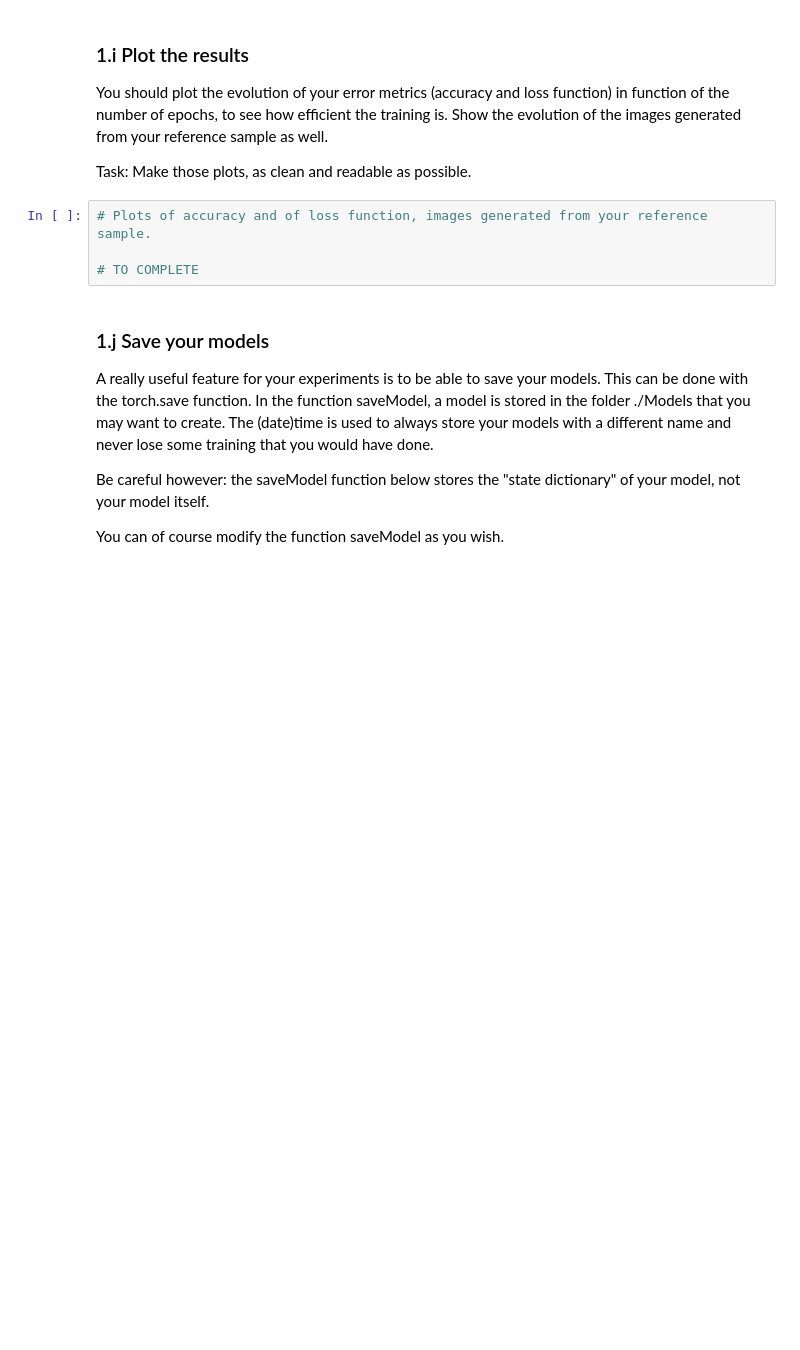
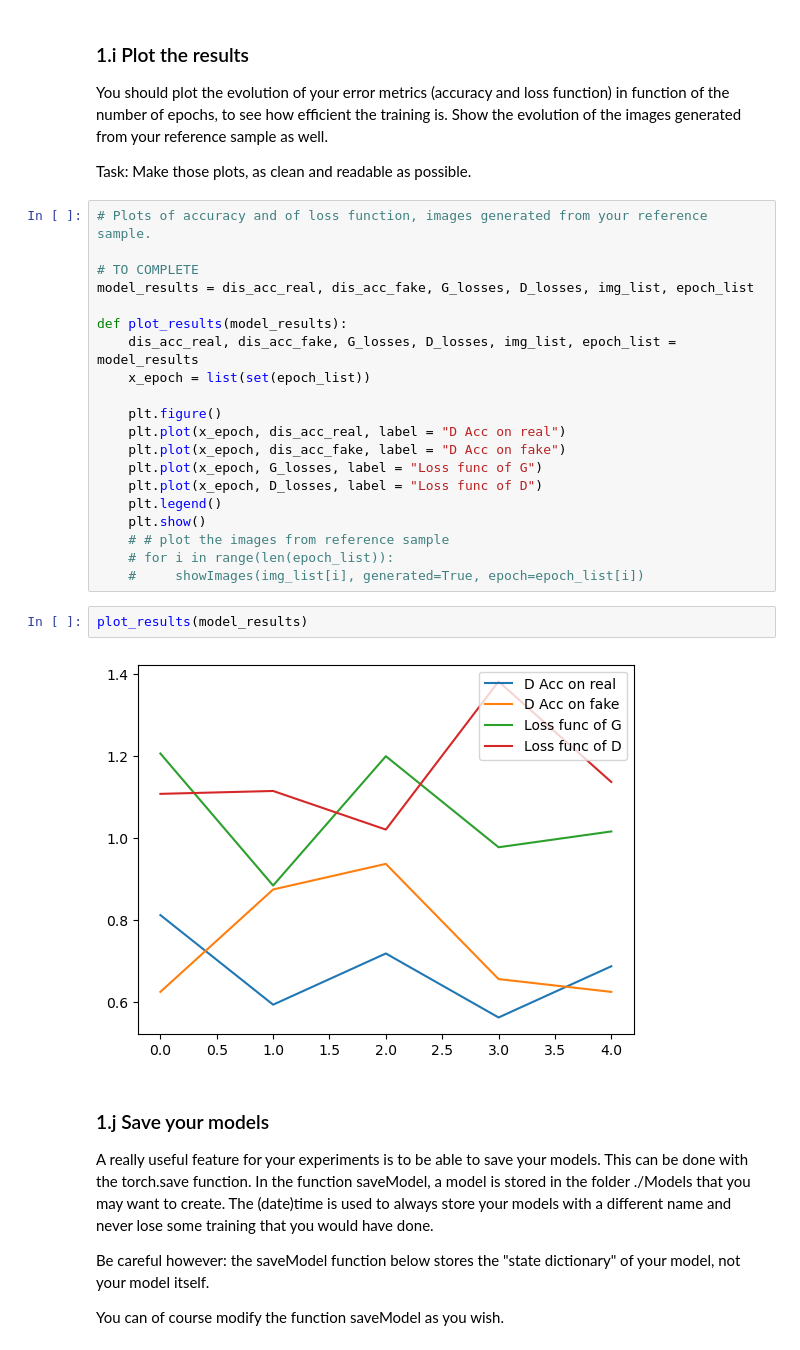
Before and after one commit to Pietro-Gavazzi/linma2472-project, a Jupyter notebook: project3/siqi.ipynb, the cells around one changed output. Cells and saved outputs as stored; diff of their text form; blank space fills up the shorter version.

```diff
--- a/project3/siqi.ipynb
+++ b/project3/siqi.ipynb
@@ -670,10 +651,30 @@ showImages(img_list[4], generated=True)
 You should plot the evolution of your error metrics (accuracy and loss function) in function of the number of epochs, to see how efficient the training is. Show the evolution of the images generated from your reference sample as well.
 
 Task: Make those plots, as clean and readable as possible.
-# %%
-# Plots of accuracy and of loss function, images generated from your reference sample.
-
-# TO COMPLETE
+# %%
+# Plots of accuracy and of loss function, images generated from your reference sample.
+
+# TO COMPLETE
+model_results = dis_acc_real, dis_acc_fake, G_losses, D_losses, img_list, epoch_list
+
+def plot_results(model_results):
+    dis_acc_real, dis_acc_fake, G_losses, D_losses, img_list, epoch_list = model_results
+    x_epoch = list(set(epoch_list))
+
+    plt.figure()
+    plt.plot(x_epoch, dis_acc_real, label = "D Acc on real")
+    plt.plot(x_epoch, dis_acc_fake, label = "D Acc on fake")
+    plt.plot(x_epoch, G_losses, label = "Loss func of G")
+    plt.plot(x_epoch, D_losses, label = "Loss func of D")
+    plt.legend()
+    plt.show()
+    # # plot the images from reference sample
+    # for i in range(len(epoch_list)):
+    #     showImages(img_list[i], generated=True, epoch=epoch_list[i])
+# %%
+plot_results(model_results)
+# %% [output]
+[figure, added]
 # %% [markdown]
 ### 1.j Save your models
 A really useful feature for your experiments is to be able to save your models. This can be done with the torch.save function. In the function saveModel, a model is stored in the folder ./Models that you may want to create. The (date)time is used to always store your models with a different name and never lose some training that you would have done.
```
Also changed, not shown: parts of 6 cells of this notebook, 1 other file.
